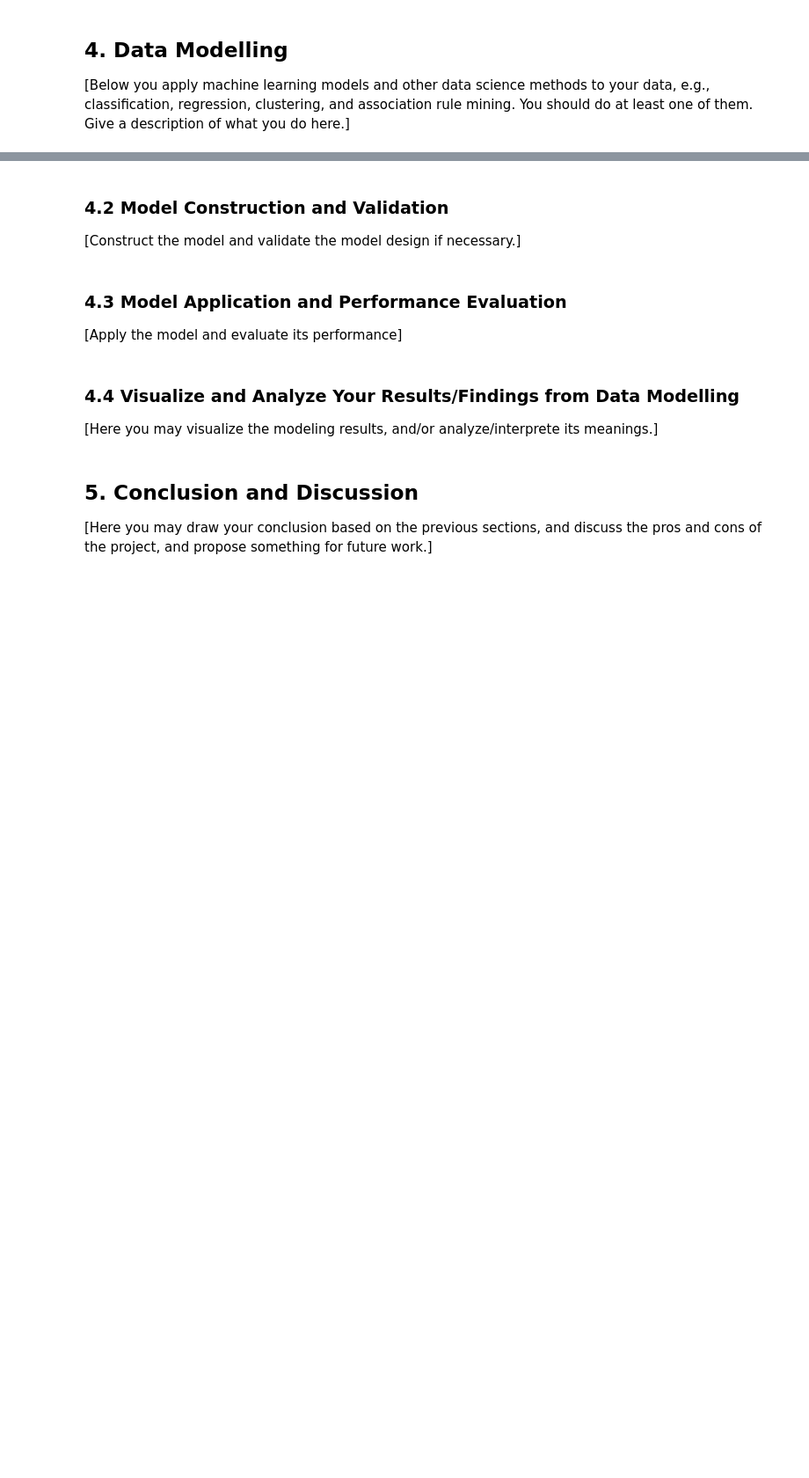
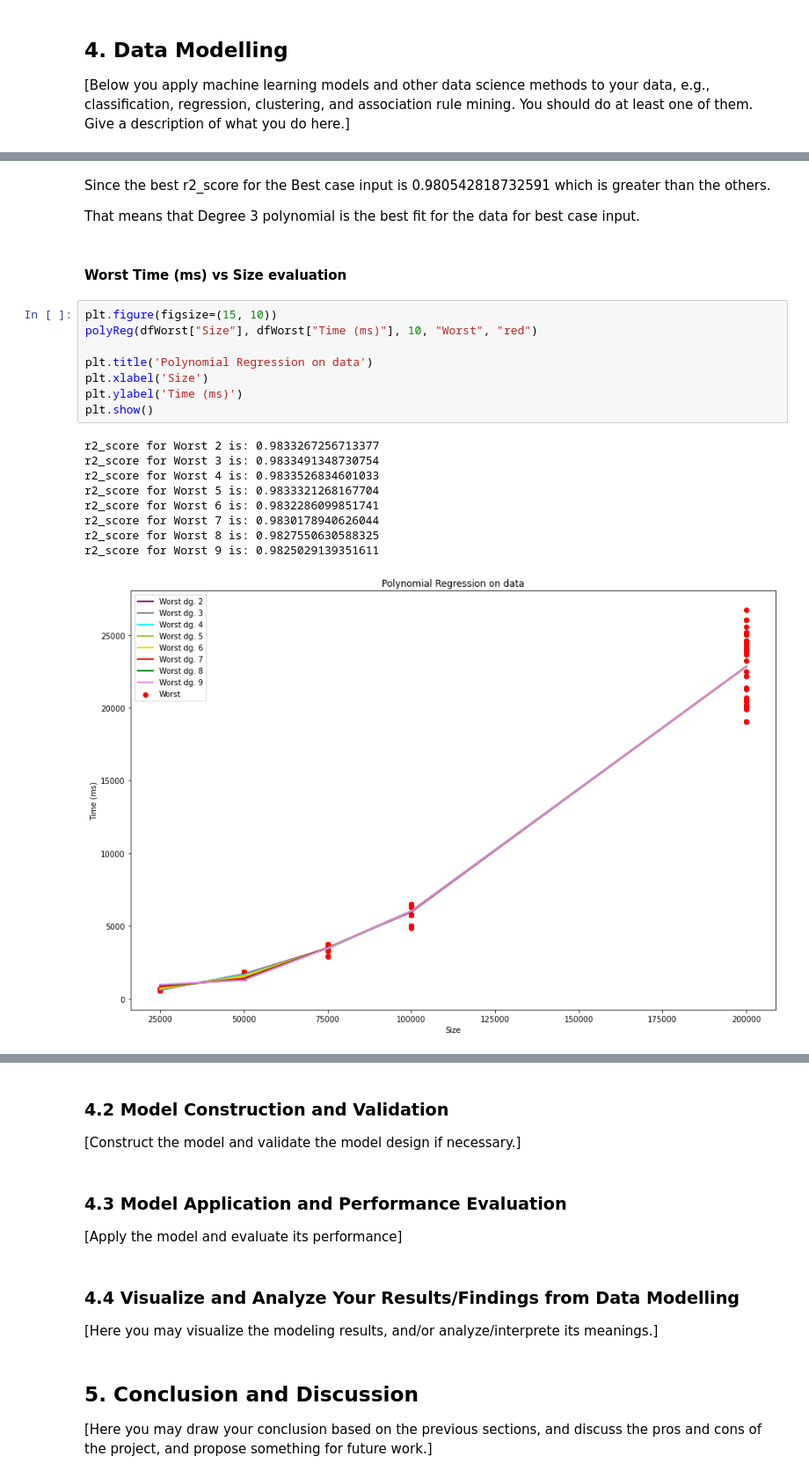
Before and after one commit to hrallil/Data-science-and-visualisation, a Jupyter notebook: Mini project/Miniproject_template.ipynb, the cells around one changed output, grey strips where cells are left out. Shown at 88% size. Cells and saved outputs as stored; diff of their text form; blank space fills up the shorter version.

```diff
--- a/Mini project/Miniproject_template.ipynb
+++ b/Mini project/Miniproject_template.ipynb
@@ -153,0 +277,24 @@ plt.show()
+# %% [markdown]
+Since the best r2_score for the Best case input is 0.980542818732591 which is greater than the others.
+
+That means that Degree 3 polynomial is the best fit for the data for best case input.
+# %% [markdown]
+#### Worst Time (ms) vs Size evaluation
+# %%
+plt.figure(figsize=(15, 10))
+polyReg(dfWorst["Size"], dfWorst["Time (ms)"], 10, "Worst", "red")
+
+plt.title('Polynomial Regression on data')
+plt.xlabel('Size')
+plt.ylabel('Time (ms)')
+plt.show()
+# %% [output]
+r2_score for Worst 2 is: 0.9833267256713377
+r2_score for Worst 3 is: 0.9833491348730754
+r2_score for Worst 4 is: 0.9833526834601033
+r2_score for Worst 5 is: 0.9833321268167704
+r2_score for Worst 6 is: 0.9832286099851741
+r2_score for Worst 7 is: 0.9830178940626044
+r2_score for Worst 8 is: 0.9827550630588325
+r2_score for Worst 9 is: 0.9825029139351611
+[figure, added]
```
Also changed, not shown: parts of 34 cells of this notebook, 2 other files.
